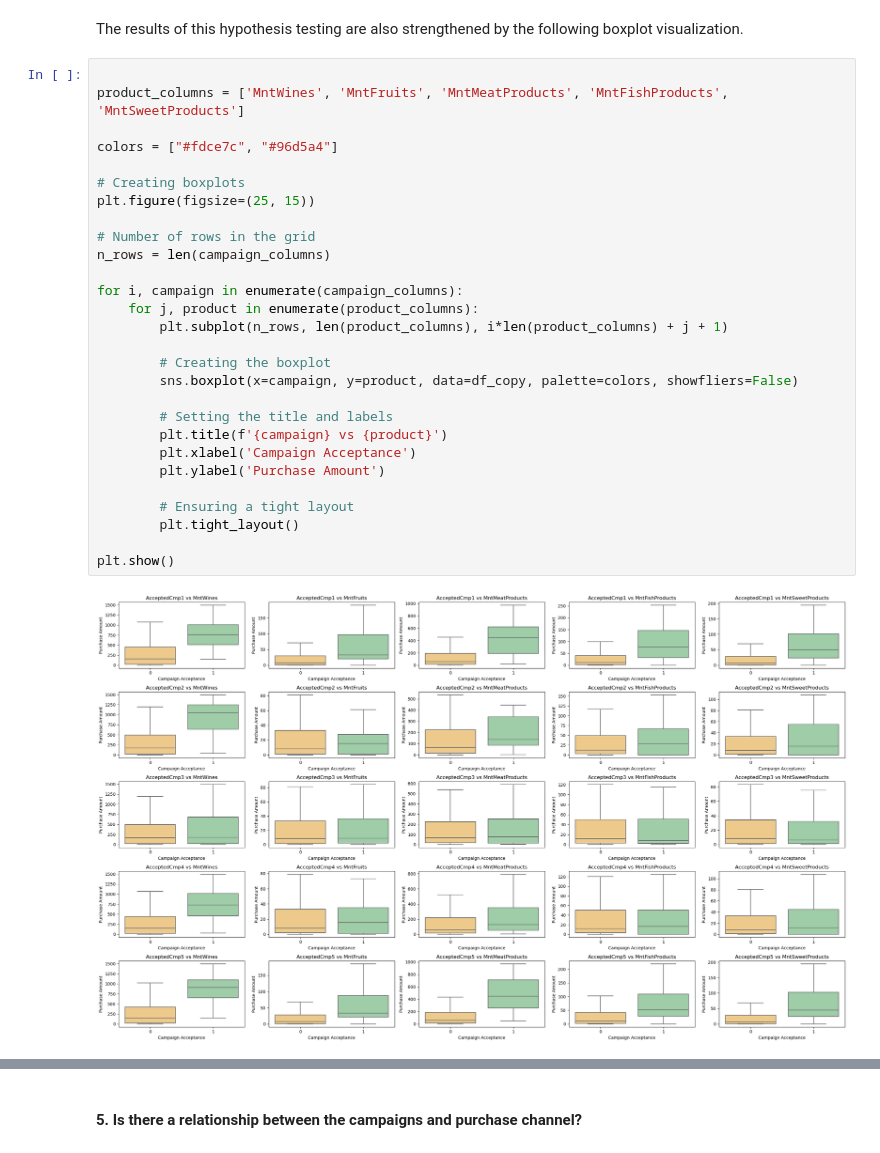
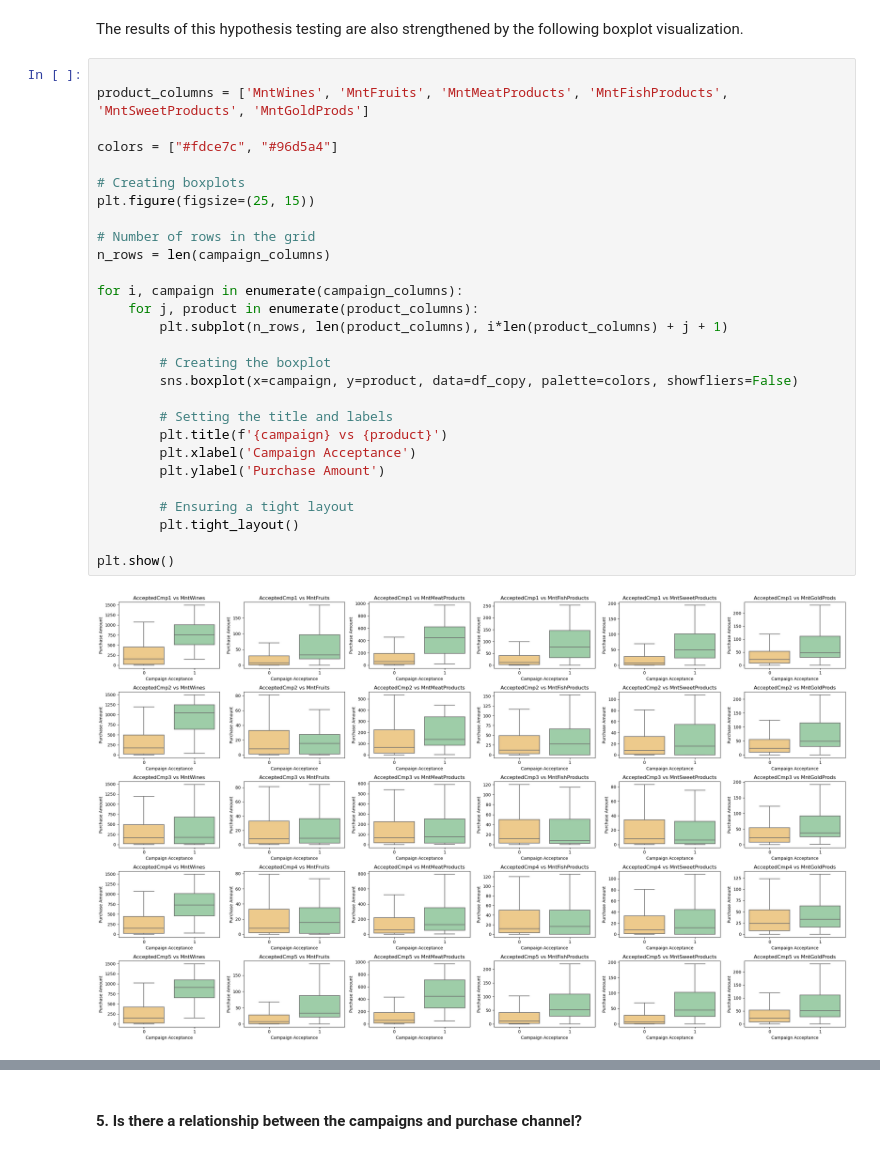
Before and after one commit to fathimahyasmin/Supermarket-Customer-Analysis, a Jupyter notebook: DataAnalysis.ipynb, the cells around one changed output, grey strips where cells are left out. Drawn from its saved outputs; the diff is of its cells as text.

```diff
--- a/v4analysis__.ipynb
+++ b/DataAnalysis.ipynb
@@ -366,31 +434,31 @@ Let's break down for each campaign.
 The results of this hypothesis testing are also strengthened by the following boxplot visualization.
 # %%
 
-product_columns = ['MntWines', 'MntFruits', 'MntMeatProducts', 'MntFishProducts', 'MntSweetProducts']
+product_columns = ['MntWines', 'MntFruits', 'MntMeatProducts', 'MntFishProducts', 'MntSweetProducts', 'MntGoldProds']
 
 colors = ["#fdce7c", "#96d5a4"]
 
 # Creating boxplots
 plt.figure(figsize=(25, 15))
 
 # Number of rows in the grid
 n_rows = len(campaign_columns)
 
 for i, campaign in enumerate(campaign_columns):
     for j, product in enumerate(product_columns):
         plt.subplot(n_rows, len(product_columns), i*len(product_columns) + j + 1)
 
         # Creating the boxplot
         sns.boxplot(x=campaign, y=product, data=df_copy, palette=colors, showfliers=False)
 
         # Setting the title and labels
         plt.title(f'{campaign} vs {product}')
         plt.xlabel('Campaign Acceptance')
         plt.ylabel('Purchase Amount')
 
         # Ensuring a tight layout
         plt.tight_layout()
 
 plt.show()
 # %% [output]
-[figure, old version]
+[figure, new version]
```
Also changed, not shown: parts of 40 cells of this notebook, 3 other files.
